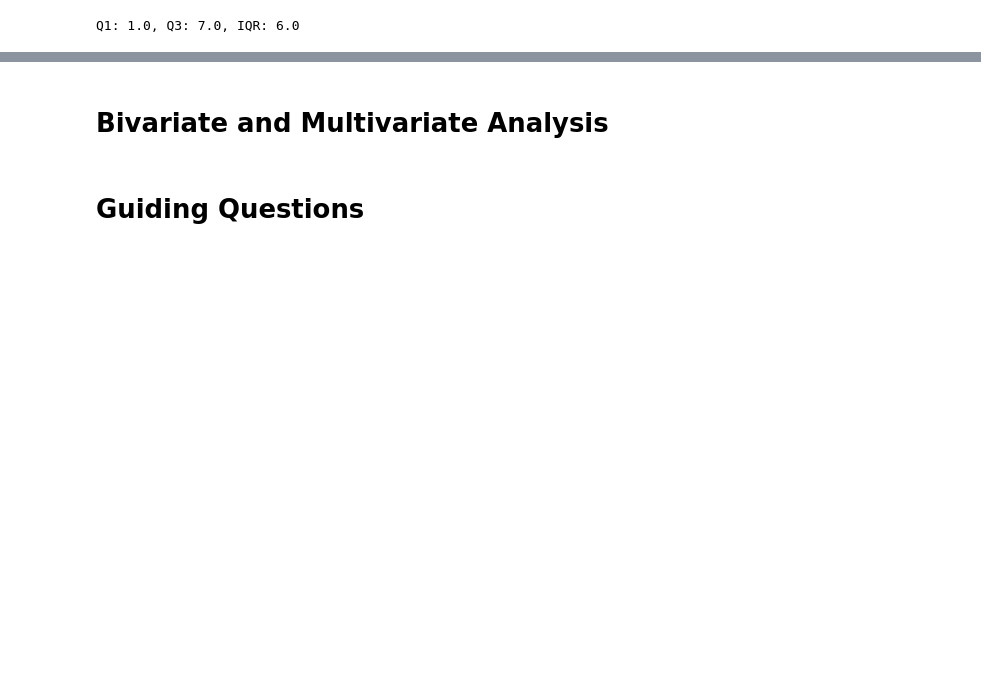
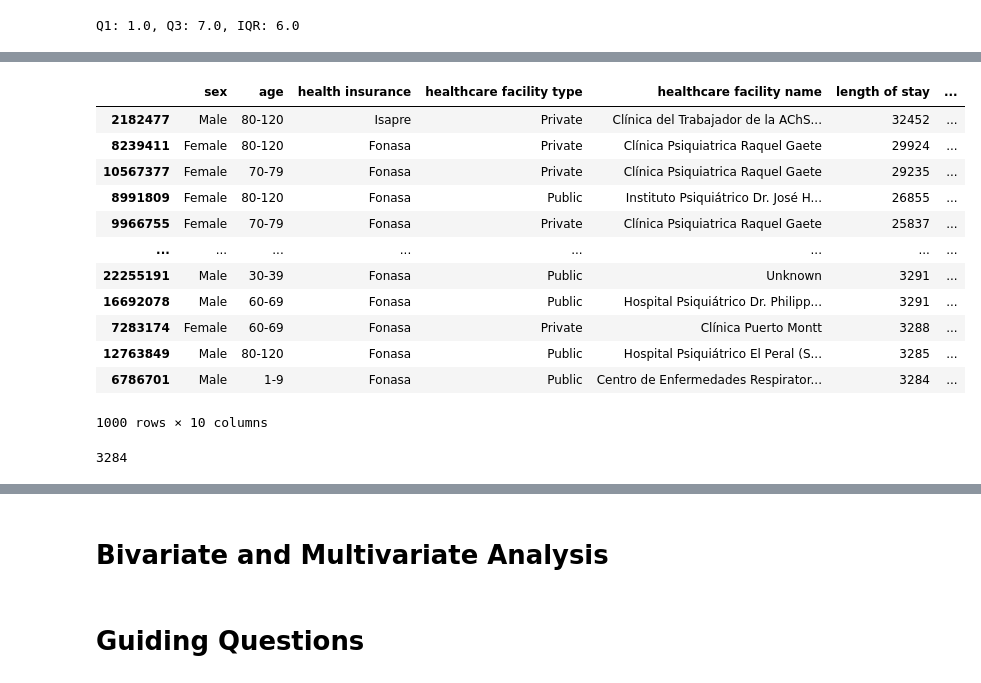
Before and after one commit to mirkopodunavak1996/EDAHospDischarges_Chile2001-2024, a Jupyter notebook: notebooks/General_Analysis_2001-2024.ipynb, the cells around one changed output, grey strips where cells are left out. Cells and saved outputs as stored; diff of their text form; code cells hidden in the pictures; blank space fills up the shorter version.

```diff
--- a/notebooks/General_Analysis_2001-2024.ipynb
+++ b/notebooks/General_Analysis_2001-2024.ipynb
@@ -671,7 +687,7 @@ Q1: 1.0, Q3: 7.0, IQR: 6.0
 # %%
 # Lower and upper thresholds
 lower_threshold = Q1 - 1.5 * IQR
-upper_threshold = Q3 + 1.5 * IQR
+upper_threshold = Q3 + 3 * IQR
 
 print(f"Lower threshold: {lower_threshold}")
 print(f"Upper threshold: {upper_threshold}")
@@ -690,0 +713,2 @@ Percentage of outliers: 7.64%
+# %%
+outliers = df[df["length of stay"] > upper_threshold]
@@ -690,0 +756,22 @@ Percentage of outliers: 7.64%
+# %%
+out_top1000 = outliers.sort_values(by="length of stay", ascending = False).head(1000)
+# %%
+out_top1000
+# %% [output]
+|  | sex | age | health insurance | healthcare facility type | healthcare facility name | length of stay | ... |
+| 2182477 | Male | 80-120 | Isapre | Private | Clínica del Trabajador de la AChS... | 32452 | ... |
+| 8239411 | Female | 80-120 | Fonasa | Private | Clínica Psiquiatrica Raquel Gaete | 29924 | ... |
+| 10567377 | Female | 70-79 | Fonasa | Private | Clínica Psiquiatrica Raquel Gaete | 29235 | ... |
+| 8991809 | Female | 80-120 | Fonasa | Public | Instituto Psiquiátrico Dr. José H... | 26855 | ... |
+| 9966755 | Female | 70-79 | Fonasa | Private | Clínica Psiquiatrica Raquel Gaete | 25837 | ... |
+| ... | ... | ... | ... | ... | ... | ... | ... |
+| 22255191 | Male | 30-39 | Fonasa | Public | Unknown | 3291 | ... |
+| 16692078 | Male | 60-69 | Fonasa | Public | Hospital Psiquiátrico Dr. Philipp... | 3291 | ... |
+| 7283174 | Female | 60-69 | Fonasa | Private | Clínica Puerto Montt | 3288 | ... |
+| 12763849 | Male | 80-120 | Fonasa | Public | Hospital Psiquiátrico El Peral (S... | 3285 | ... |
+| 6786701 | Male | 1-9 | Fonasa | Public | Centro de Enfermedades Respirator... | 3284 | ... |
+1000 rows × 10 columns
+# %%
+out_top1000["length of stay"].min()
+# %% [output]
+3284
```
Also changed, not shown: parts of 52 cells of this notebook.
